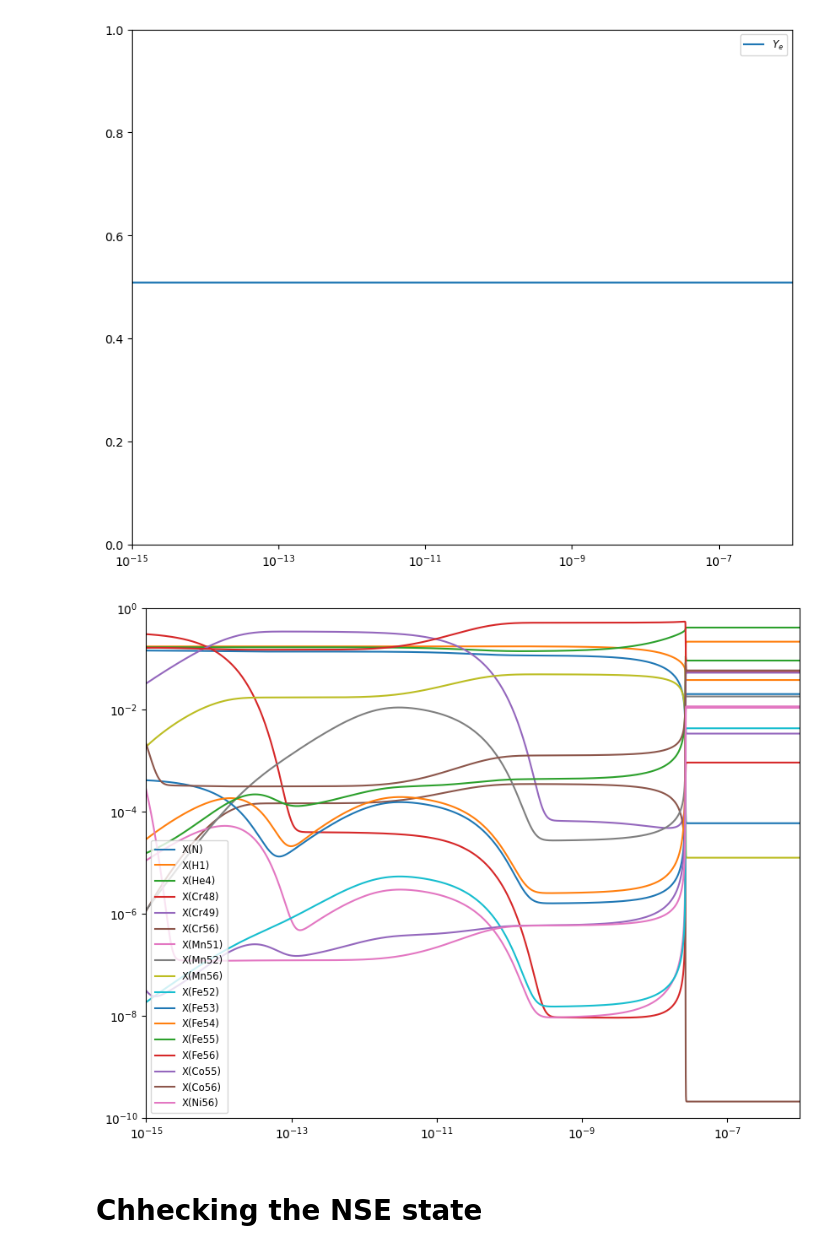
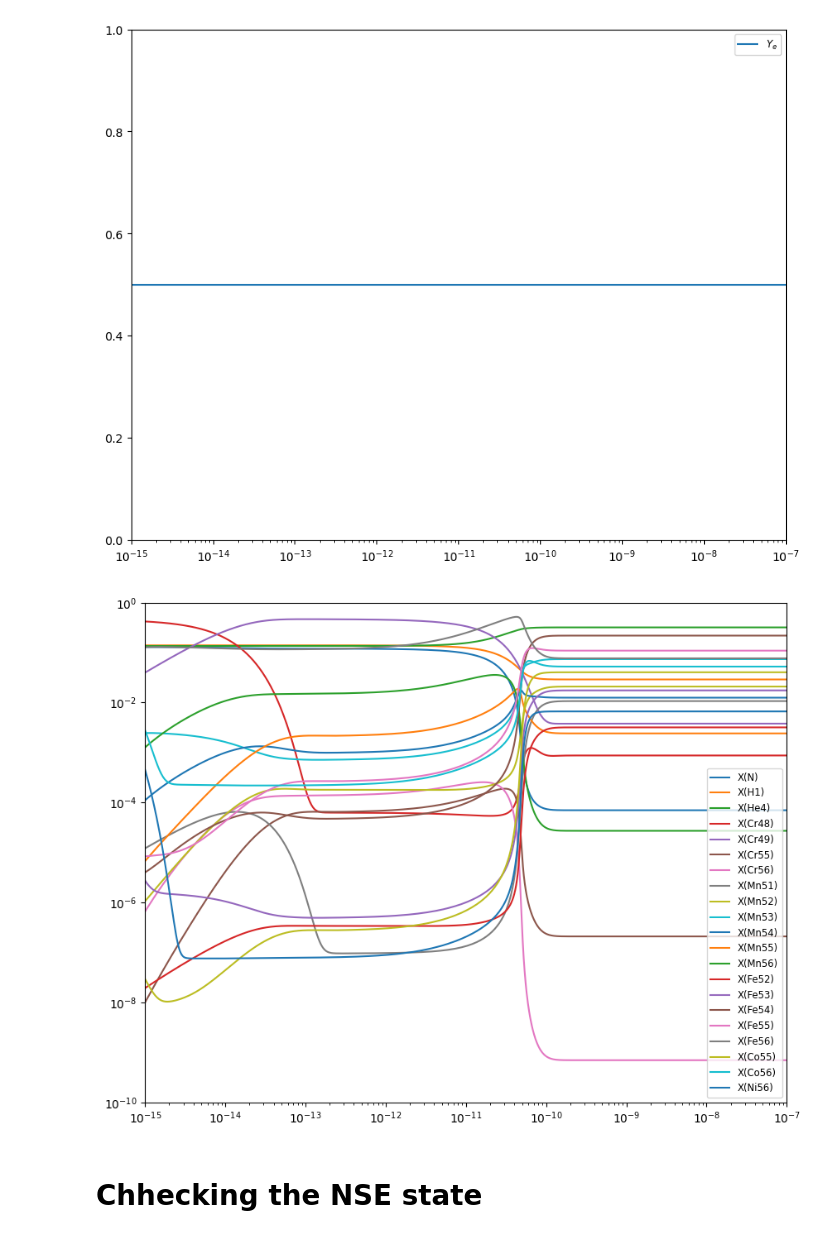
Before and after one commit to pynucastro/paper_notebooks, a Jupyter notebook: ap21_integrate.ipynb, the cells around one changed output. Drawn from its saved outputs; the diff is of its cells as text; code cells hidden in the pictures.

```diff
--- a/ap21_integrate.ipynb
+++ b/ap21_integrate.ipynb
@@ -26,8 +26,8 @@ def composition(network):
 
     X0 = np.zeros(network.nnuc)
     X0[network.jco55] = 0.0
-    X0[network.jn] = 0.9
-    X0[network.jcr48] = 2.0
+    X0[network.jn] = 1.0
+    X0[network.jcr48] = 3.4
     X0[network.jfe52] = 0.0
     X0[network.jhe4] = 1.0
     X0[network.jmn51] = 0.0
@@ -41,9 +41,13 @@ def composition(network):
     X0[network.jfe53] = 0.0
     X0[network.jmn52] = 0.0
     X0[network.jco56] = 0.0
+    X0[network.jcr49] = 0.0
 
-    X0[network.jcr49] = 0.0
-    #X0[network.jcr55] = 0.0
+    X0[network.jmn55] = 0.0
+    X0[network.jmn54] = 0.0
+    X0[network.jmn53] = 0.0
+    X0[network.jcr55] = 0.0
+
 
     X0 /= np.sum(X0)
     Y0 = X0/network.A
@@ -95,20 +99,20 @@ ye = full_nuclide_ap21.ye(Y0)
 # %%
 # tmax = 1.0e4
 # tmin = 1.0e-1
 
-tmax = 1.0e-6
+tmax = 1.0e-7
 tmin = 1.0e-15
 
 sol =  solve_ivp(full_nuclide_ap21.rhs, [0, tmax], Y0, method="BDF",
                 dense_output=True, args=(rho, T, potekhin_1998), rtol=1.e-10, atol=1.e-10, jac=full_nuclide_ap21.jacobian)
 
 plot_ye(tmin=tmin, tmax=tmax, sol=sol, network=full_nuclide_ap21, outfile='rho_{:.2e}_T_{:.2e}_ye_{:.2e}.png'.format(rho,T, ye))
 # %% [output]
-[figure, old version]
+[figure, new version]
 # %%
 plot(tmin=tmin, tmax=tmax, sol=sol, network=full_nuclide_ap21, outfile='rho_{:.2e}_T_{:.2e}.png'.format(rho,T))
 # %% [output]
-[figure, old version]
+[figure, new version]
 # %%
 # tmax = 1.0e-2
 # tmin = 1.0e-11
```
Also changed, not shown: parts of 3 cells of this notebook, 1 other file.
